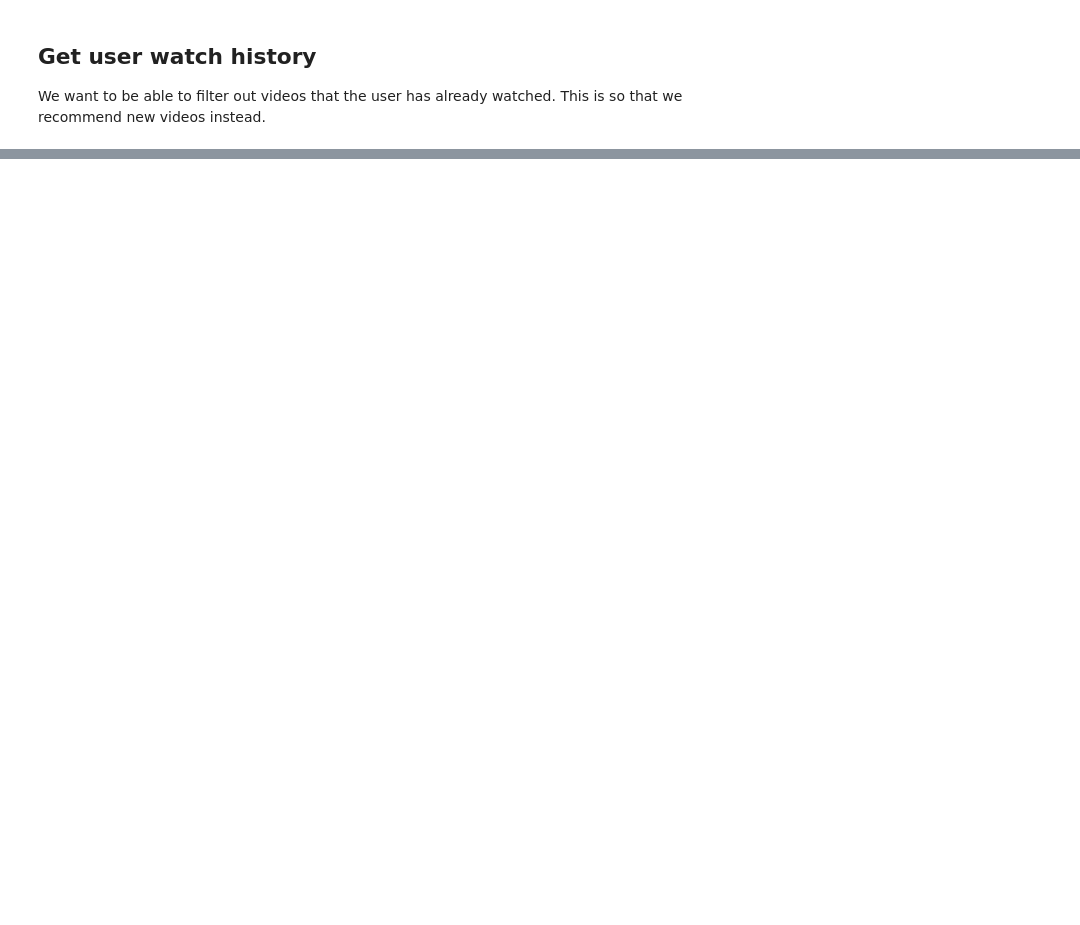
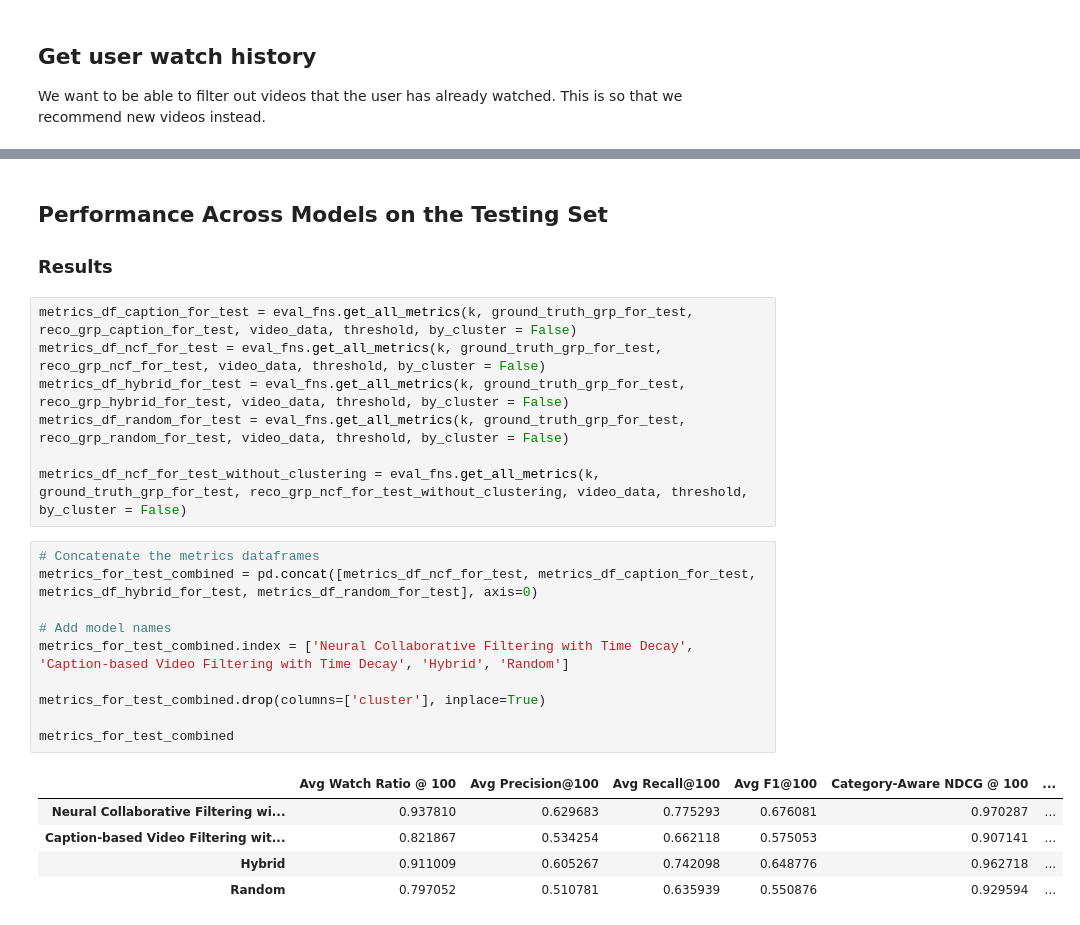
Before and after one commit to jiaawe/kuaishou-recommender, a Jupyter notebook: step8_evaluation.ipynb, the cells around one changed output, grey strips where cells are left out. Drawn from its saved outputs; the diff is of its cells as text; blank space fills up the shorter version.

```diff
--- a/step8_evaluation.ipynb
+++ b/step8_evaluation.ipynb
@@ -299,0 +235,26 @@ metrics_ncf_per_cluster = eval_fns.get_all_metrics(k, ground_truth, recommendati
+# %% [markdown]
+## Performance Across Models on the Testing Set
+### Results
+# %%
+metrics_df_caption_for_test = eval_fns.get_all_metrics(k, ground_truth_grp_for_test, reco_grp_caption_for_test, video_data, threshold, by_cluster = False)
+metrics_df_ncf_for_test = eval_fns.get_all_metrics(k, ground_truth_grp_for_test, reco_grp_ncf_for_test, video_data, threshold, by_cluster = False)
+metrics_df_hybrid_for_test = eval_fns.get_all_metrics(k, ground_truth_grp_for_test, reco_grp_hybrid_for_test, video_data, threshold, by_cluster = False)
+metrics_df_random_for_test = eval_fns.get_all_metrics(k, ground_truth_grp_for_test, reco_grp_random_for_test, video_data, threshold, by_cluster = False)
+
+metrics_df_ncf_for_test_without_clustering = eval_fns.get_all_metrics(k, ground_truth_grp_for_test, reco_grp_ncf_for_test_without_clustering, video_data, threshold, by_cluster = False)
+# %%
+# Concatenate the metrics dataframes
+metrics_for_test_combined = pd.concat([metrics_df_ncf_for_test, metrics_df_caption_for_test, metrics_df_hybrid_for_test, metrics_df_random_for_test], axis=0)
+
+# Add model names
+metrics_for_test_combined.index = ['Neural Collaborative Filtering with Time Decay', 'Caption-based Video Filtering with Time Decay', 'Hybrid', 'Random']
+
+metrics_for_test_combined.drop(columns=['cluster'], inplace=True)
+
+metrics_for_test_combined
+# %% [output]
+|  | Avg Watch Ratio @ 100 | Avg Precision@100 | Avg Recall@100 | Avg F1@100 | Category-Aware NDCG @ 100 | ... |
+| Neural Collaborative Filtering wi... | 0.937810 | 0.629683 | 0.775293 | 0.676081 | 0.970287 | ... |
+| Caption-based Video Filtering wit... | 0.821867 | 0.534254 | 0.662118 | 0.575053 | 0.907141 | ... |
+| Hybrid | 0.911009 | 0.605267 | 0.742098 | 0.648776 | 0.962718 | ... |
+| Random | 0.797052 | 0.510781 | 0.635939 | 0.550876 | 0.929594 | ... |
```
Also changed, not shown: parts of 64 cells of this notebook.
